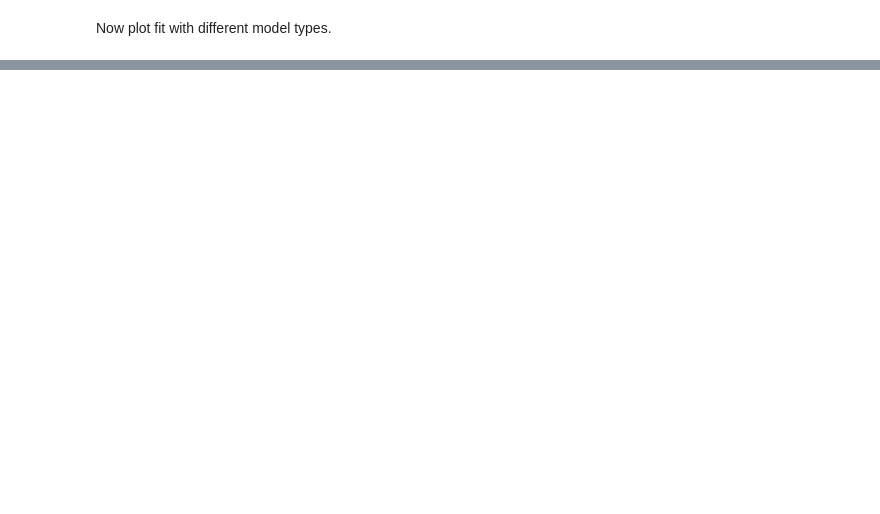
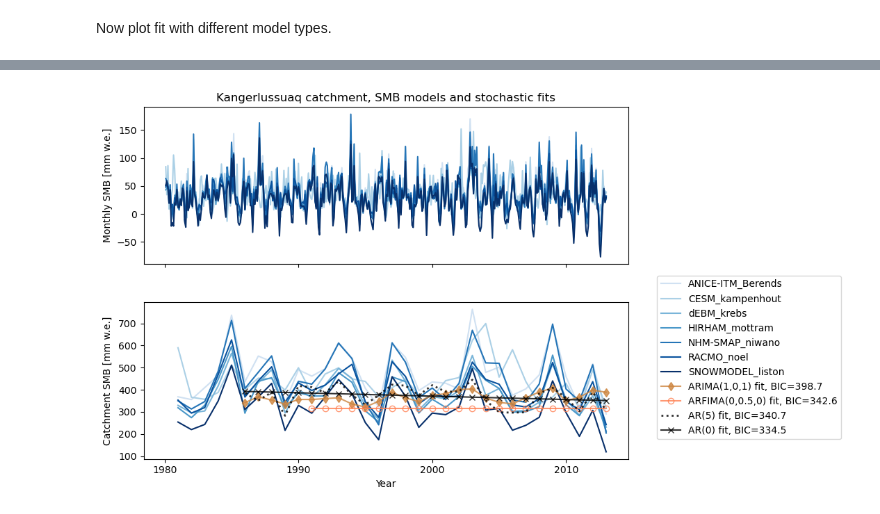
Before and after one commit to ehultee/stoch-SMB, a Jupyter notebook: model_type_comparison_plot.ipynb, the cells around one changed output, grey strips where cells are left out. Saved outputs shown, nothing was run; the diff lists cells and outputs as text; code cells hidden in the pictures; blank space fills up the shorter version.

```diff
--- a/model_type_comparison_plot.ipynb
+++ b/model_type_comparison_plot.ipynb
@@ -231,33 +280,35 @@ plt.show()
 ## Make two-panel version to show as Figure 3 in manuscript
 
 fig2, (ax4, ax5) = plt.subplots(2, figsize=(11,6), sharex=True)
 for i,m in enumerate(model_names):
     ax4.plot(s[m], label=m, color=colors_w[i])
     ax5.plot(a[m], label=m, color=colors_w[i])
 ## highlight AR fit to just one model
 example_model = model_names[4]
-ax5.plot(results_arima.predict(), color='peru', alpha=0.8, marker='d',
+ax5.plot(results_arima.predict()[5::], color='peru', alpha=0.8, marker='d',
           label='ARIMA({},{},{}) fit, BIC={:.1f}'.format(p,d,q, results_arima.bic))
 ax5.plot(results_arfima.predict().index[5::], example_reconstruct,
         color='coral', alpha=0.8, marker='o', fillstyle='none',
           label='ARFIMA({},{},{}) fit, BIC={:.1f}'.format(p_arfima,example_fd_order,q_arfima, results_arfima.bic))
+ax5.plot(results_AR_ex.predict(), color='k', alpha=0.8, ls=':', lw=2.0,
+         label='AR({}) fit, BIC={:.1f}'.format(other_example_order, results_AR_ex.bic))
 ax5.plot(results_AR.predict(), color='k', alpha=0.8, marker='x',
           label='AR({}) fit, BIC={:.1f}'.format(best_n, results_AR.bic))
-ax5.plot(results_AR1.predict(), color='k', alpha=0.8, ls=':',
-          label='AR(1) fit, BIC={:.1f}'.format(results_AR1.bic))
 
 ax4.set(ylabel='Monthly SMB [mm w.e.]',
         title='Kangerlussuaq catchment, SMB models and stochastic fits')
 #ax5.set(ylabel='Annual SMB [mm w.e.]')
 ax5.set(xlabel='Year', ylabel='Catchment SMB [mm w.e.]',
         # title='Basin {}, all models'.format(basin_i)
         # title='Kangerlussuaq catchment, SMB model and AR(n) fit',
         xticks=(np.datetime64('1980-01-01'), np.datetime64('1990-01-01'),
                 np.datetime64('2000-01-01'), np.datetime64('2010-01-01')),
         xticklabels=(1980,1990,2000,2010)
         )
 #ax4.legend(bbox_to_anchor=(1.05, 1.0, 0.3, 0.2), loc='upper left')
 ax5.legend(bbox_to_anchor=(1.05, 1.0, 0.3, 0.2), loc='upper left') ## shared legend
 fig2.align_ylabels((ax4, ax5))
 plt.tight_layout()
 plt.show()
+# %% [output]
+[figure, added]
```
Also changed, not shown: parts of 14 cells of this notebook.
